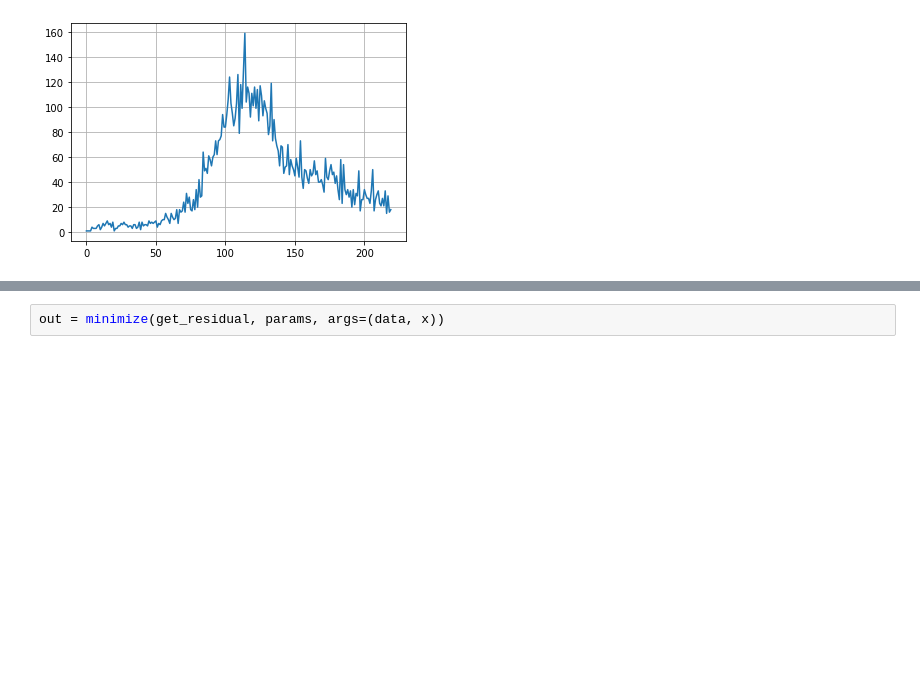
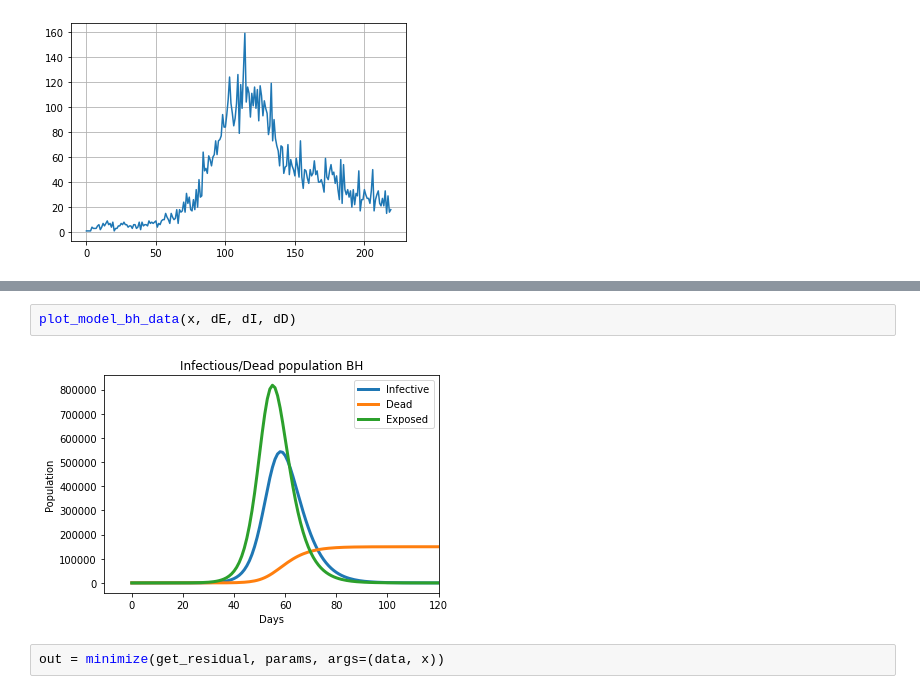
Before and after one commit to raydangaspar/tcc_covid-19, a Jupyter notebook: notebooks/seird.ipynb, the cells around one changed output, grey strips where cells are left out. Drawn from its saved outputs; the diff is of its cells as text; blank space fills up the shorter version.

Commit message:
add graph visualization

```diff
--- a/notebooks/seird.ipynb
+++ b/notebooks/seird.ipynb
@@ -74,4 +74,8 @@ plt.plot(dI)
 [figure]
+# %%
+plot_model_bh_data(x, dE, dI, dD)
+# %% [output]
+[figure, added]
 # %%
 out = minimize(get_residual, params, args=(data, x))
 # %%
```
Also changed, not shown: parts of 9 cells of this notebook.
